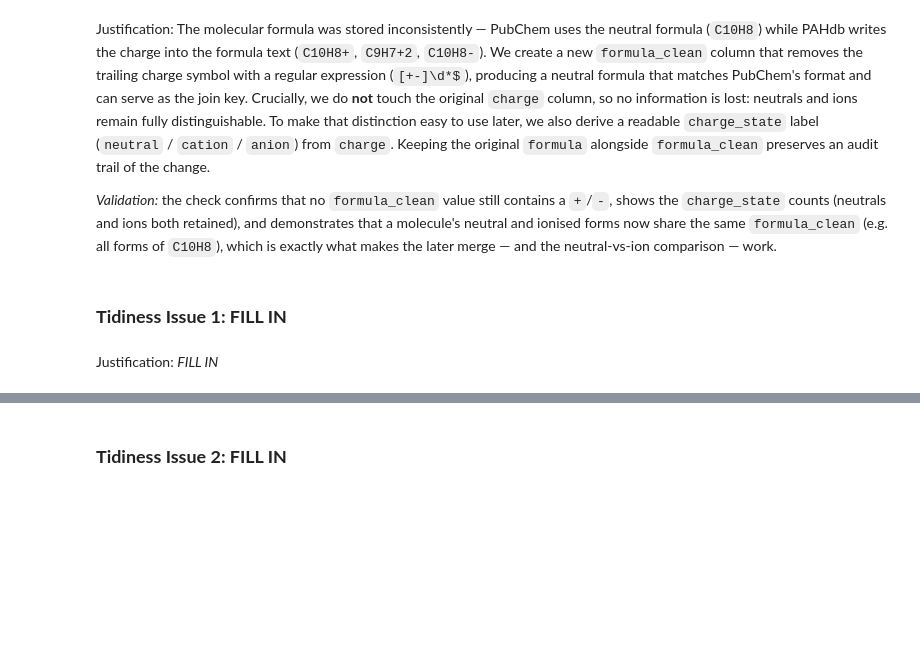
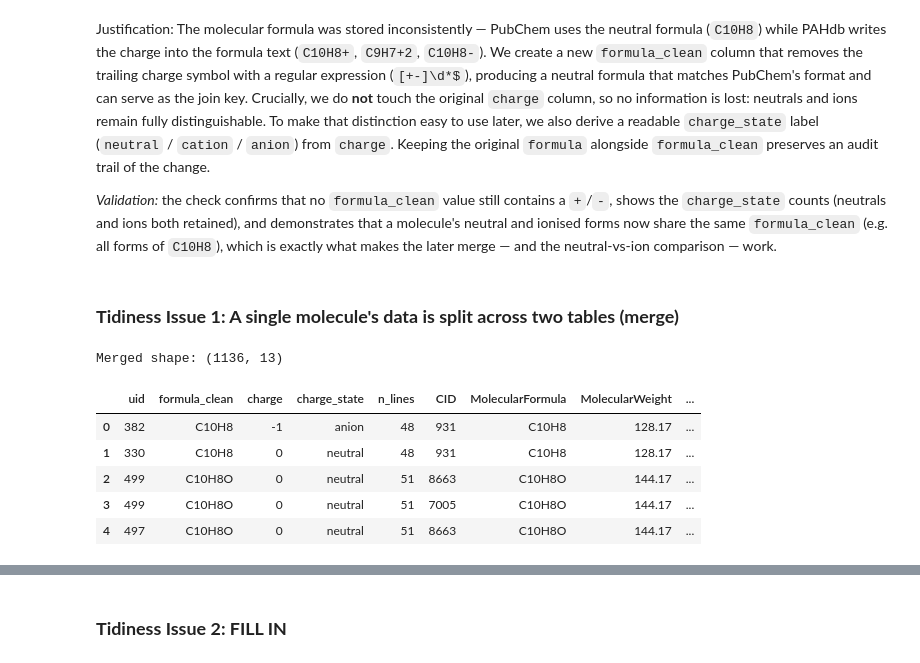
Before and after one commit to thebreadishard/udacity-data-wrangling, a Jupyter notebook: Data_Wrangling_Project_Starter.ipynb, the cells around one changed output, grey strips where cells are left out. Saved outputs shown, nothing was run; the diff lists cells and outputs as text; code cells hidden in the pictures; blank space fills up the shorter version.

Commit message:
Clean Tidiness Issue 1: derive n_lines and merge PAHdb + PubChem on formula_clean

```diff
--- a/Data_Wrangling_Project_Starter.ipynb
+++ b/Data_Wrangling_Project_Starter.ipynb
@@ -624,5 +624,3 @@ Example - naphthalene neutral and its ions all share formula_clean 'C10H8':
 Justification: The molecular formula was stored inconsistently — PubChem uses the neutral formula (`C10H8`) while PAHdb writes the charge into the formula text (`C10H8+`, `C9H7+2`, `C10H8-`). We create a new `formula_clean` column that removes the trailing charge symbol with a regular expression (`[+-]\d*$`), producing a neutral formula that matches PubChem's format and can serve as the join key. Crucially, we do **not** touch the original `charge` column, so no information is lost: neutrals and ions remain fully distinguishable. To make that distinction easy to use later, we also derive a readable `charge_state` label (`neutral` / `cation` / `anion`) from `charge`. Keeping the original `formula` alongside `formula_clean` preserves an audit trail of the change.
 
 *Validation:* the check confirms that no `formula_clean` value still contains a `+`/`-`, shows the `charge_state` counts (neutrals and ions both retained), and demonstrates that a molecule's neutral and ionised forms now share the same `formula_clean` (e.g. all forms of `C10H8`), which is exactly what makes the later merge — and the neutral-vs-ion comparison — work.
-# %% [markdown]
-### **Tidiness Issue 1: FILL IN**
@@ -633,2 +627,33 @@ Justification: The molecular formula was stored inconsistently — PubChem uses
-# %% [markdown]
-Justification: *FILL IN*
+# %% [markdown]
+### **Tidiness Issue 1: A single molecule's data is split across two tables (merge)**
+# %%
+# Cleaning strategy: bring the two tables together so each molecule's structure (PubChem)
+# and its spectral summary (PAHdb) sit on one row. First derive n_lines - the number of
+# emission lines per molecule, which is the spectral variable the research question needs.
+# (The packed frequency/intensity strings themselves are tidied in Tidiness Issue 2.)
+df_pahdb_clean["n_lines"] = df_pahdb_clean["frequencies"].str.split(";").str.len()
+
+# Molecule-level view of PAHdb: the join key, the ionization info, and the line count.
+pahdb_molecules = df_pahdb_clean[
+    ["uid", "formula_clean", "charge", "charge_state", "n_lines"]
+]
+
+# Merge on the cleaned formula. An inner join keeps only molecules present in BOTH sources.
+# The join is one-to-many: one PubChem structure links to the molecule's neutral and
+# ionised PAHdb forms, each keeping its own charge_state and n_lines.
+df_merged = pahdb_molecules.merge(
+    df_pubchem_clean,
+    left_on="formula_clean",
+    right_on="MolecularFormula",
+    how="inner",
+)
+print("Merged shape:", df_merged.shape)
+df_merged.head()
+# %% [output]
+Merged shape: (1136, 13)
+|  | uid | formula_clean | charge | charge_state | n_lines | CID | MolecularFormula | MolecularWeight | ... |
+| 0 | 382 | C10H8 | -1 | anion | 48 | 931 | C10H8 | 128.17 | ... |
+| 1 | 330 | C10H8 | 0 | neutral | 48 | 931 | C10H8 | 128.17 | ... |
+| 2 | 499 | C10H8O | 0 | neutral | 51 | 8663 | C10H8O | 144.17 | ... |
+| 3 | 499 | C10H8O | 0 | neutral | 51 | 7005 | C10H8O | 144.17 | ... |
+| 4 | 497 | C10H8O | 0 | neutral | 51 | 8663 | C10H8O | 144.17 | ... |
```
Also changed, not shown: parts of 4 cells of this notebook.
